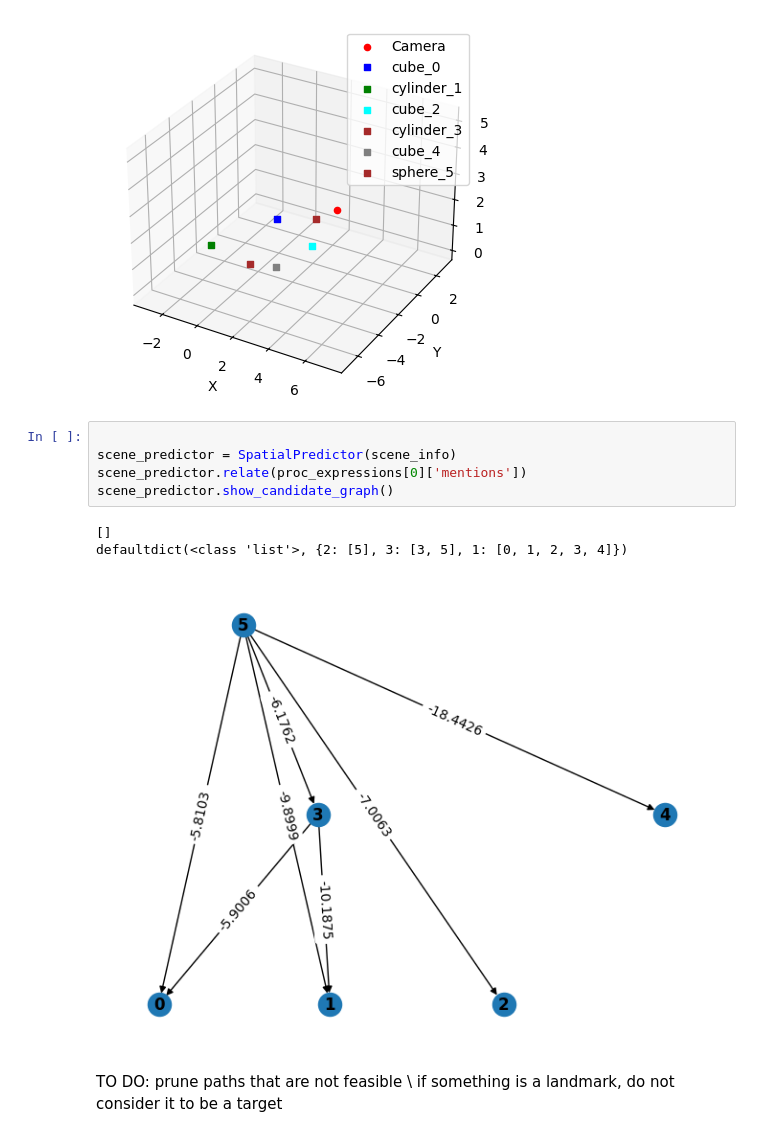
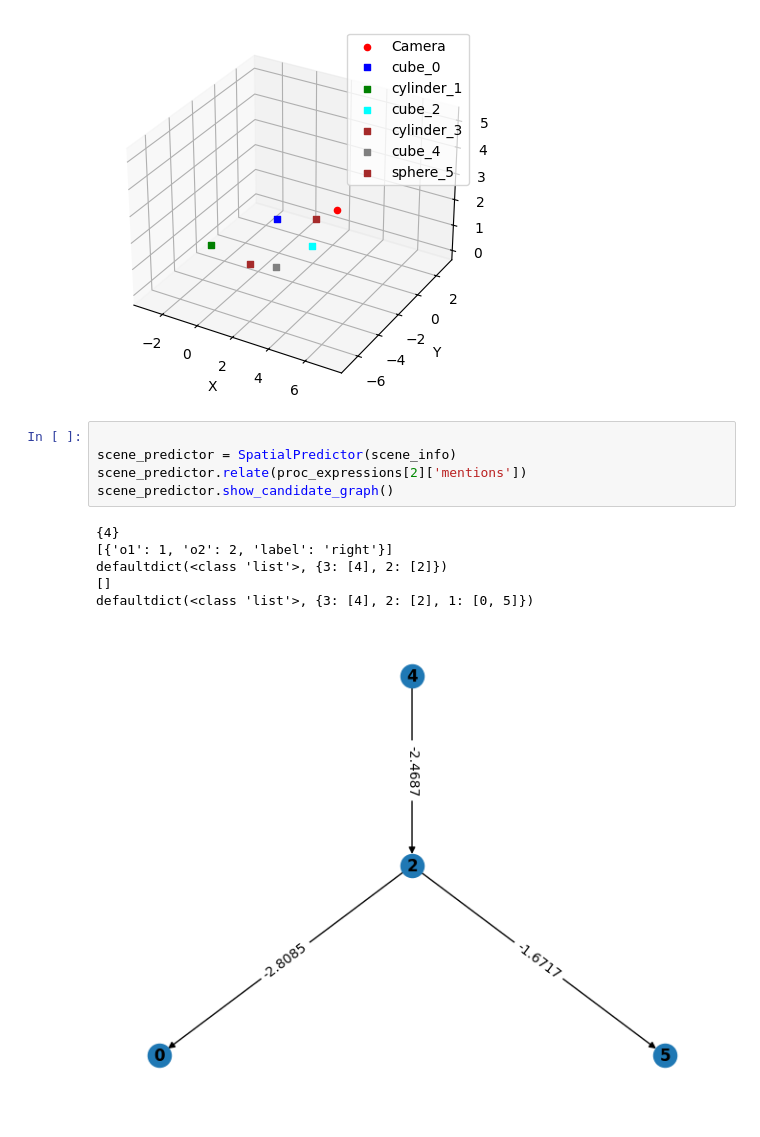
Before and after one commit to mary-martin/spatial-reasoning, a Jupyter notebook: relations/relational_inference.ipynb, the cells around one changed output. Saved outputs shown, nothing was run; the diff lists cells and outputs as text.

```diff
--- a/relations/relational_inference.ipynb
+++ b/relations/relational_inference.ipynb
@@ -24,15 +24,15 @@ with open(example_expressions) as examples:
 # %%
 
 scene_predictor = SpatialPredictor(scene_info)
-scene_predictor.relate(proc_expressions[0]['mentions'])
+scene_predictor.relate(proc_expressions[2]['mentions'])
 scene_predictor.show_candidate_graph()
 # %% [output]
+{4}
+[{'o1': 1, 'o2': 2, 'label': 'right'}]
+defaultdict(<class 'list'>, {3: [4], 2: [2]})
 []
-defaultdict(<class 'list'>, {2: [5], 3: [3, 5], 1: [0, 1, 2, 3, 4]})
+defaultdict(<class 'list'>, {3: [4], 2: [2], 1: [0, 5]})
-[figure, old version]
+[figure, new version]
-# %% [markdown]
-TO DO: prune paths that are not feasible \\
-if something is a landmark, do not consider it to be a target
 # %%
 # between
 # relative distance
```
Also changed, not shown: parts of 1 cell of this notebook, 1 other file.
